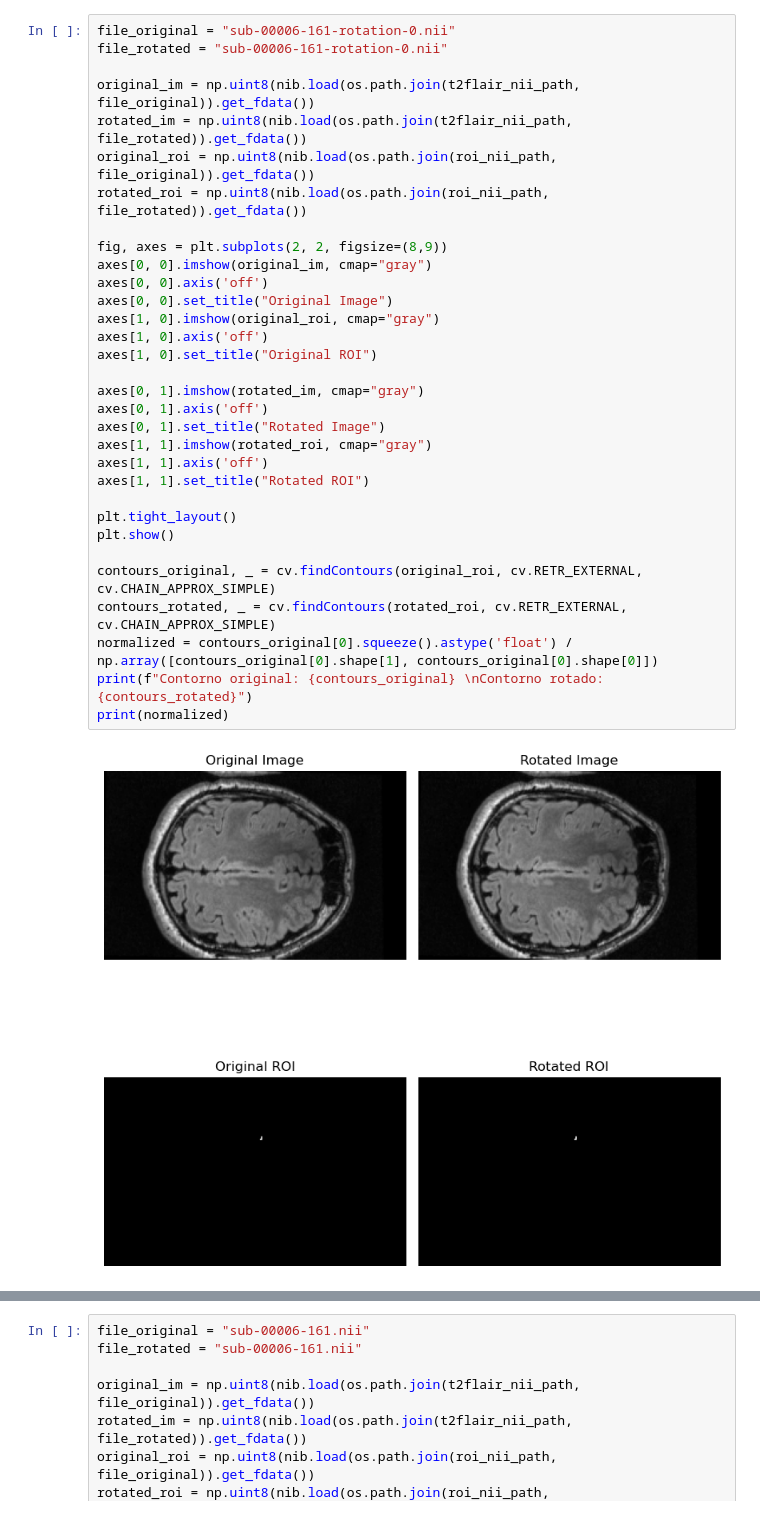
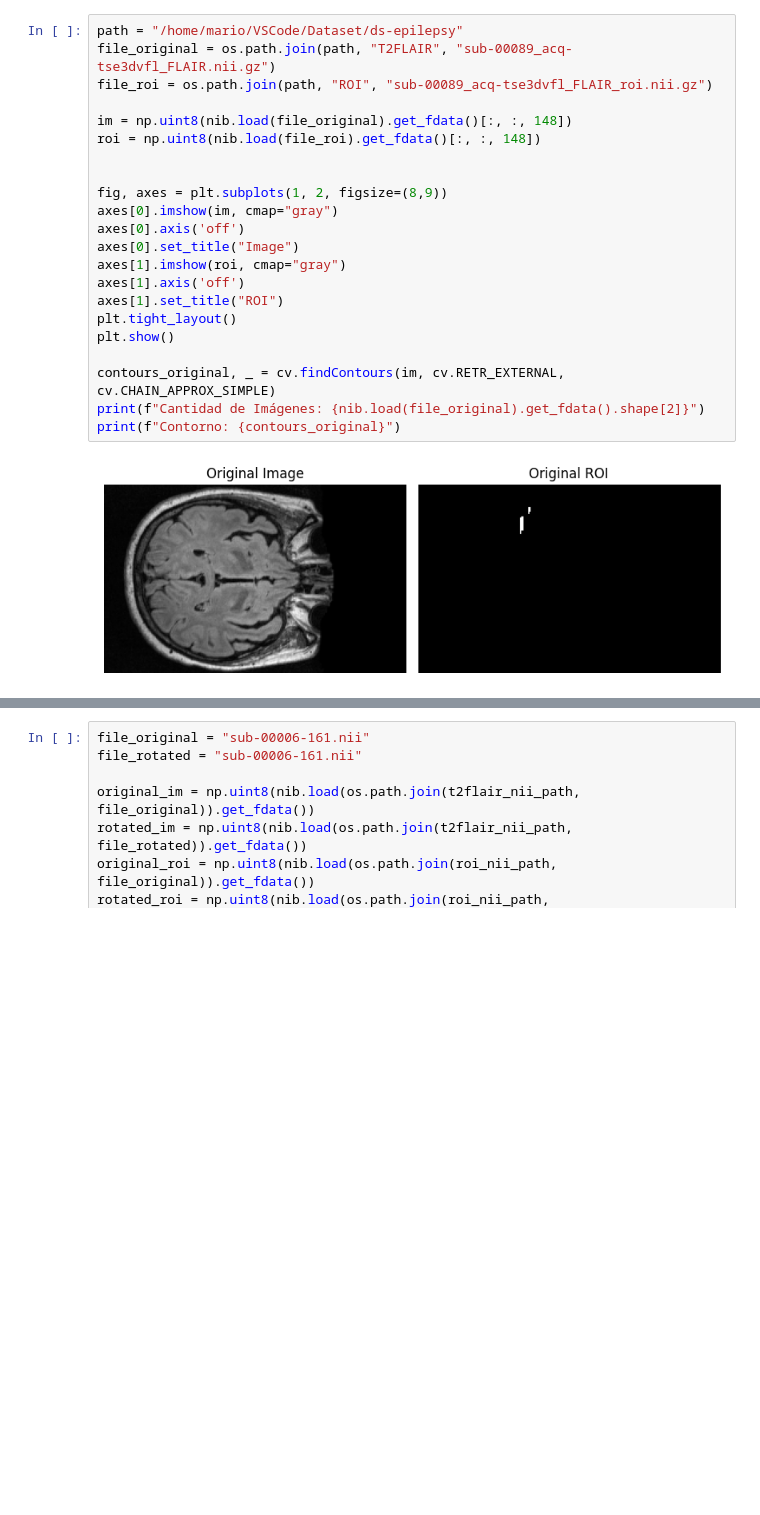
Before and after one commit to MarioPasc/Epilepsy-Displasia-focal-Segmentation, a Jupyter notebook: jupyter-notebooks/explore_functions.ipynb, the cells around one changed output, grey strips where cells are left out. Cells and saved outputs as stored; diff of their text form; blank space fills up the shorter version.

```diff
--- a/jupyter-notebooks/explore_functions.ipynb
+++ b/jupyter-notebooks/explore_functions.ipynb
@@ -29,34 +51,24 @@ t1w_label_train_val = "/home/mariopasc/Python/Datasets/t1w-yolov8-ds/labels/val"
 # %%
-file_original = "sub-00006-161-rotation-0.nii"
-file_rotated = "sub-00006-161-rotation-0.nii"
+path = "/home/mario/VSCode/Dataset/ds-epilepsy"
+file_original = os.path.join(path, "T2FLAIR", "sub-00089_acq-tse3dvfl_FLAIR.nii.gz")
+file_roi = os.path.join(path, "ROI", "sub-00089_acq-tse3dvfl_FLAIR_roi.nii.gz")
 
-original_im = np.uint8(nib.load(os.path.join(t2flair_nii_path, file_original)).get_fdata())
-rotated_im = np.uint8(nib.load(os.path.join(t2flair_nii_path, file_rotated)).get_fdata())
-original_roi = np.uint8(nib.load(os.path.join(roi_nii_path, file_original)).get_fdata())
-rotated_roi = np.uint8(nib.load(os.path.join(roi_nii_path, file_rotated)).get_fdata())
+im = np.uint8(nib.load(file_original).get_fdata()[:, :, 148])
+roi = np.uint8(nib.load(file_roi).get_fdata()[:, :, 148])
 
-fig, axes = plt.subplots(2, 2, figsize=(8,9))
-axes[0, 0].imshow(original_im, cmap="gray")
-axes[0, 0].axis('off')
-axes[0, 0].set_title("Original Image")
-axes[1, 0].imshow(original_roi, cmap="gray")
-axes[1, 0].axis('off')
-axes[1, 0].set_title("Original ROI")
 
-axes[0, 1].imshow(rotated_im, cmap="gray")
-axes[0, 1].axis('off')
-axes[0, 1].set_title("Rotated Image")
-axes[1, 1].imshow(rotated_roi, cmap="gray")
-axes[1, 1].axis('off')
-axes[1, 1].set_title("Rotated ROI")
-
+fig, axes = plt.subplots(1, 2, figsize=(8,9))
+axes[0].imshow(im, cmap="gray")
+axes[0].axis('off')
+axes[0].set_title("Image")
+axes[1].imshow(roi, cmap="gray")
+axes[1].axis('off')
+axes[1].set_title("ROI")
 plt.tight_layout()
 plt.show()
 
-contours_original, _ = cv.findContours(original_roi, cv.RETR_EXTERNAL, cv.CHAIN_APPROX_SIMPLE)
-contours_rotated, _ = cv.findContours(rotated_roi, cv.RETR_EXTERNAL, cv.CHAIN_APPROX_SIMPLE)
-normalized = contours_original[0].squeeze().astype('float') / np.array([contours_original[0].shape[1], contours_original[0].shape[0]])
-print(f"Contorno original: {contours_original} \nContorno rotado: {contours_rotated}")
-print(normalized)
+contours_original, _ = cv.findContours(im, cv.RETR_EXTERNAL, cv.CHAIN_APPROX_SIMPLE)
+print(f"Cantidad de Imágenes: {nib.load(file_original).get_fdata().shape[2]}")
+print(f"Contorno: {contours_original}")
 # %% [output]
-[figure, old version]
+[figure, new version]
```
Also changed, not shown: parts of 2 cells of this notebook, 3 other files.
